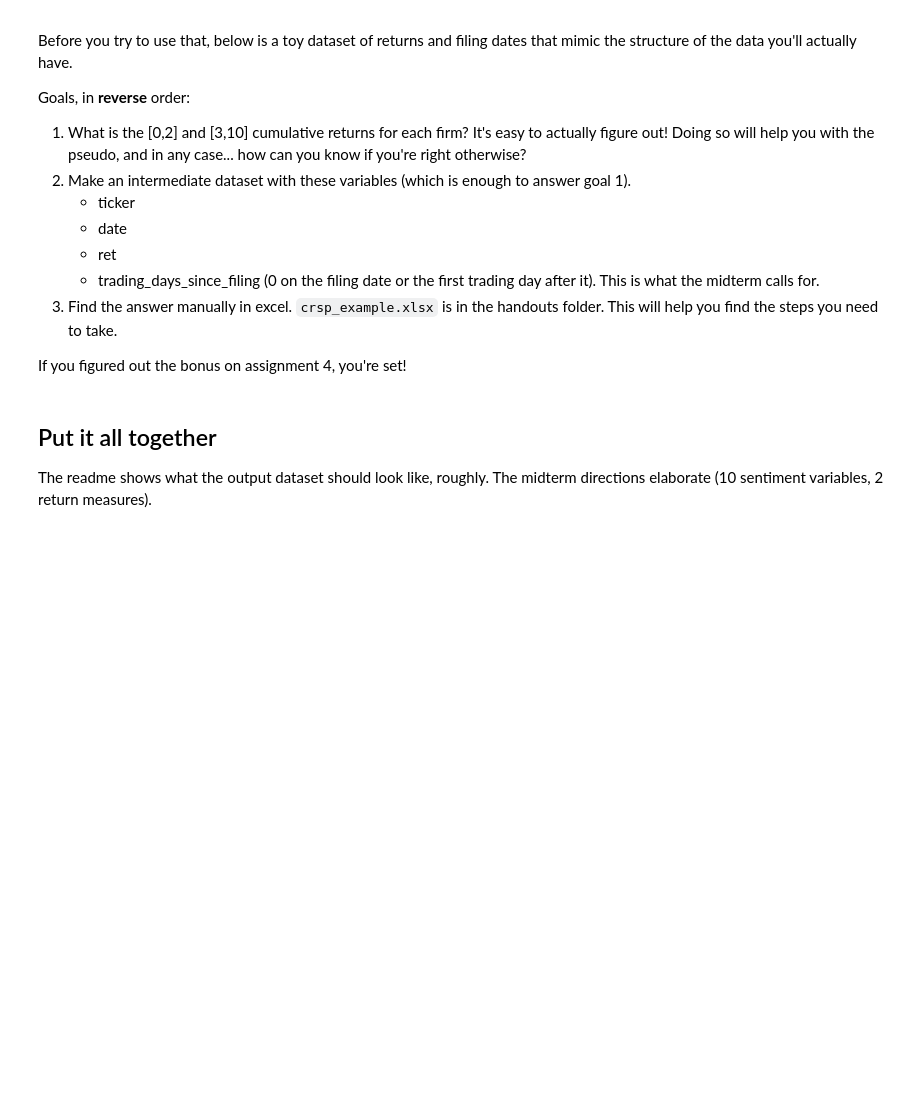
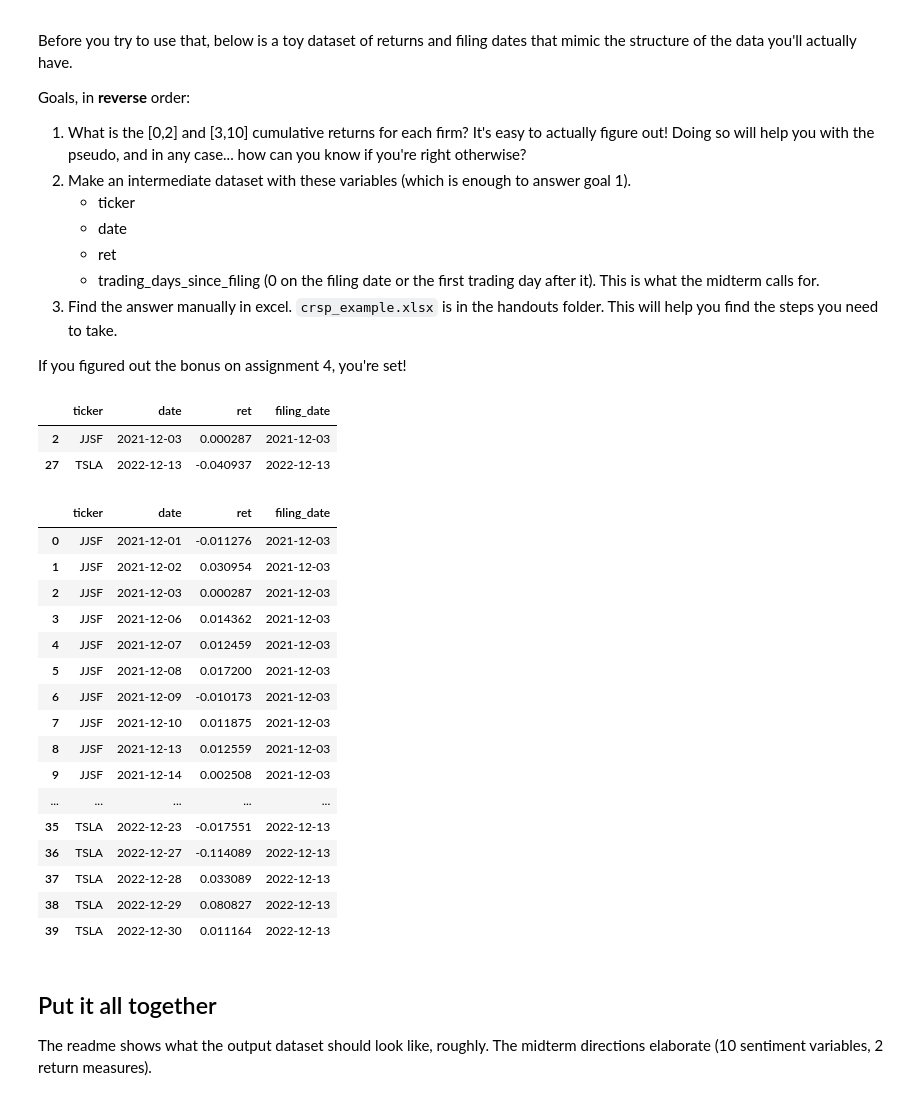
Before and after one commit to donbowen/ClassNotes12pm-2025, a Jupyter notebook: asgn-05-donbowen/build_sample_EXERCISES.ipynb, the cells around one changed output. Drawn from its saved outputs; the diff is of its cells as text; code cells hidden in the pictures; blank space fills up the shorter version.

```diff
--- a/asgn-05-donbowen/build_sample_EXERCISES.ipynb
+++ b/asgn-05-donbowen/build_sample_EXERCISES.ipynb
@@ -368,12 +407,45 @@ crsp['date'] = pd.to_datetime(crsp['date'])
 
 fake_filings = pd.DataFrame({'ticker':['JJSF','TSLA'],
                              'filing_date':['2021-12-03','2022-12-13']})
+# %%
+firm_day_event = crsp.merge(fake_filings, how='left', on='ticker')
+# this "works" but is a little aggressive for real projectsn
+# (if you have 50 years of daily returns + many events for each firm, the dataset will be massive)
+
+firm_day_event.query('date == filing_date') # THIS IS THE EVENT TIME 0... AS LONG AS THE FILING DATE IS IN THE SET OF TRADING DAYS
+# IF A FILING IS ON A NON-TRADING DAY SOMEHOW, YOU'LL MISS THE OBSERVATION
+# %% [output]
+|  | ticker | date | ret | filing_date |
+| 2 | JJSF | 2021-12-03 | 0.000287 | 2021-12-03 |
+| 27 | TSLA | 2022-12-13 | -0.040937 | 2022-12-13 |
 # %%
 # try here...
+firm_day_event
 
 # pseudocode first! imagine the structure of the dataset you want and work backwards, you'll struggle otherwise!
 
+# BASICALLY, I WANT, "TRADING_DAYS_SINCE_EVENT" (AKA EVENT_TIME)
+# and this is the number of rows from the filing_day (FOR EACH firm-event)
+
 # this really is a paper and pencil problem
+# %% [output]
+|  | ticker | date | ret | filing_date |
+| 0 | JJSF | 2021-12-01 | -0.011276 | 2021-12-03 |
+| 1 | JJSF | 2021-12-02 | 0.030954 | 2021-12-03 |
+| 2 | JJSF | 2021-12-03 | 0.000287 | 2021-12-03 |
+| 3 | JJSF | 2021-12-06 | 0.014362 | 2021-12-03 |
+| 4 | JJSF | 2021-12-07 | 0.012459 | 2021-12-03 |
+| 5 | JJSF | 2021-12-08 | 0.017200 | 2021-12-03 |
+| 6 | JJSF | 2021-12-09 | -0.010173 | 2021-12-03 |
+| 7 | JJSF | 2021-12-10 | 0.011875 | 2021-12-03 |
+| 8 | JJSF | 2021-12-13 | 0.012559 | 2021-12-03 |
+| 9 | JJSF | 2021-12-14 | 0.002508 | 2021-12-03 |
+| ... | ... | ... | ... | ... |
+| 35 | TSLA | 2022-12-23 | -0.017551 | 2022-12-13 |
+| 36 | TSLA | 2022-12-27 | -0.114089 | 2022-12-13 |
+| 37 | TSLA | 2022-12-28 | 0.033089 | 2022-12-13 |
+| 38 | TSLA | 2022-12-29 | 0.080827 | 2022-12-13 |
+| 39 | TSLA | 2022-12-30 | 0.011164 | 2022-12-13 |
 # %% [markdown]
 ## Put it all together
 
```
Also changed, not shown: parts of 10 cells of this notebook.
